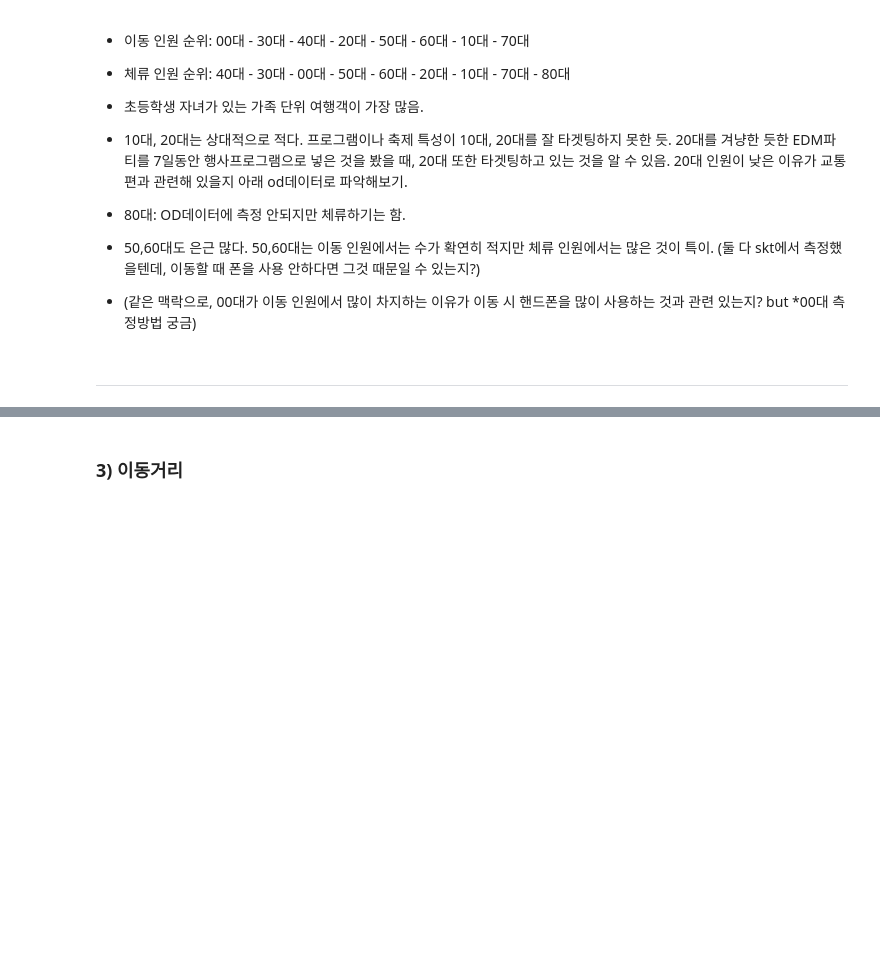
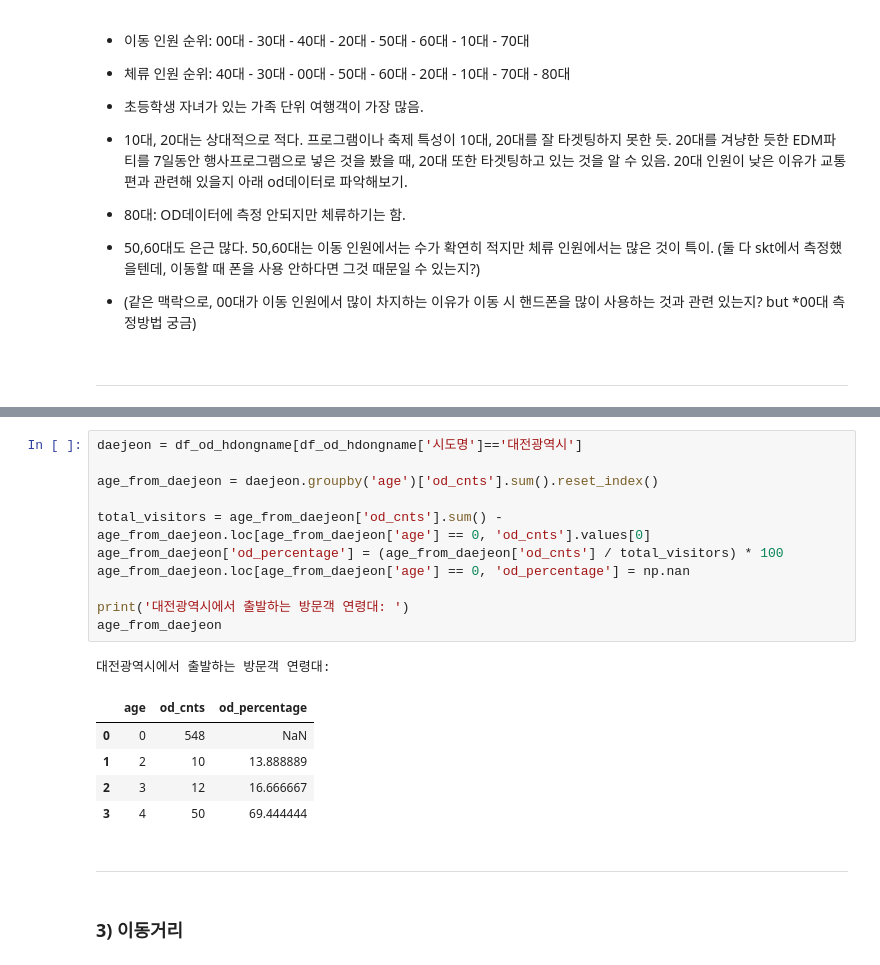
Before and after one commit to NongShiN/2024_bigcontest_muju_festival_shuttle_bus, a Jupyter notebook: EDA/jiwon/EDA_festivalOD.ipynb, the cells around one changed output, grey strips where cells are left out. Drawn from its saved outputs; the diff is of its cells as text; blank space fills up the shorter version.

```diff
--- a/EDA/jiwon/EDA_festivalOD.ipynb
+++ b/EDA/jiwon/EDA_festivalOD.ipynb
@@ -193,3 +250,23 @@ plt.show()
+# %%
+daejeon = df_od_hdongname[df_od_hdongname['시도명']=='대전광역시']
+
+age_from_daejeon = daejeon.groupby('age')['od_cnts'].sum().reset_index()
+
+total_visitors = age_from_daejeon['od_cnts'].sum() -  age_from_daejeon.loc[age_from_daejeon['age'] == 0, 'od_cnts'].values[0]
+age_from_daejeon['od_percentage'] = (age_from_daejeon['od_cnts'] / total_visitors) * 100
+age_from_daejeon.loc[age_from_daejeon['age'] == 0, 'od_percentage'] = np.nan
+
+print('대전광역시에서 출발하는 방문객 연령대: ')
+age_from_daejeon
+# %% [output]
+대전광역시에서 출발하는 방문객 연령대:
+|  | age | od_cnts | od_percentage |
+| 0 | 0 | 548 | NaN |
+| 1 | 2 | 10 | 13.888889 |
+| 2 | 3 | 12 | 16.666667 |
+| 3 | 4 | 50 | 69.444444 |
+# %% [markdown]
+---
 # %% [markdown]
 ### 3) 이동거리
 # %%
```
Also changed, not shown: parts of 12 cells of this notebook, 1 other file.
